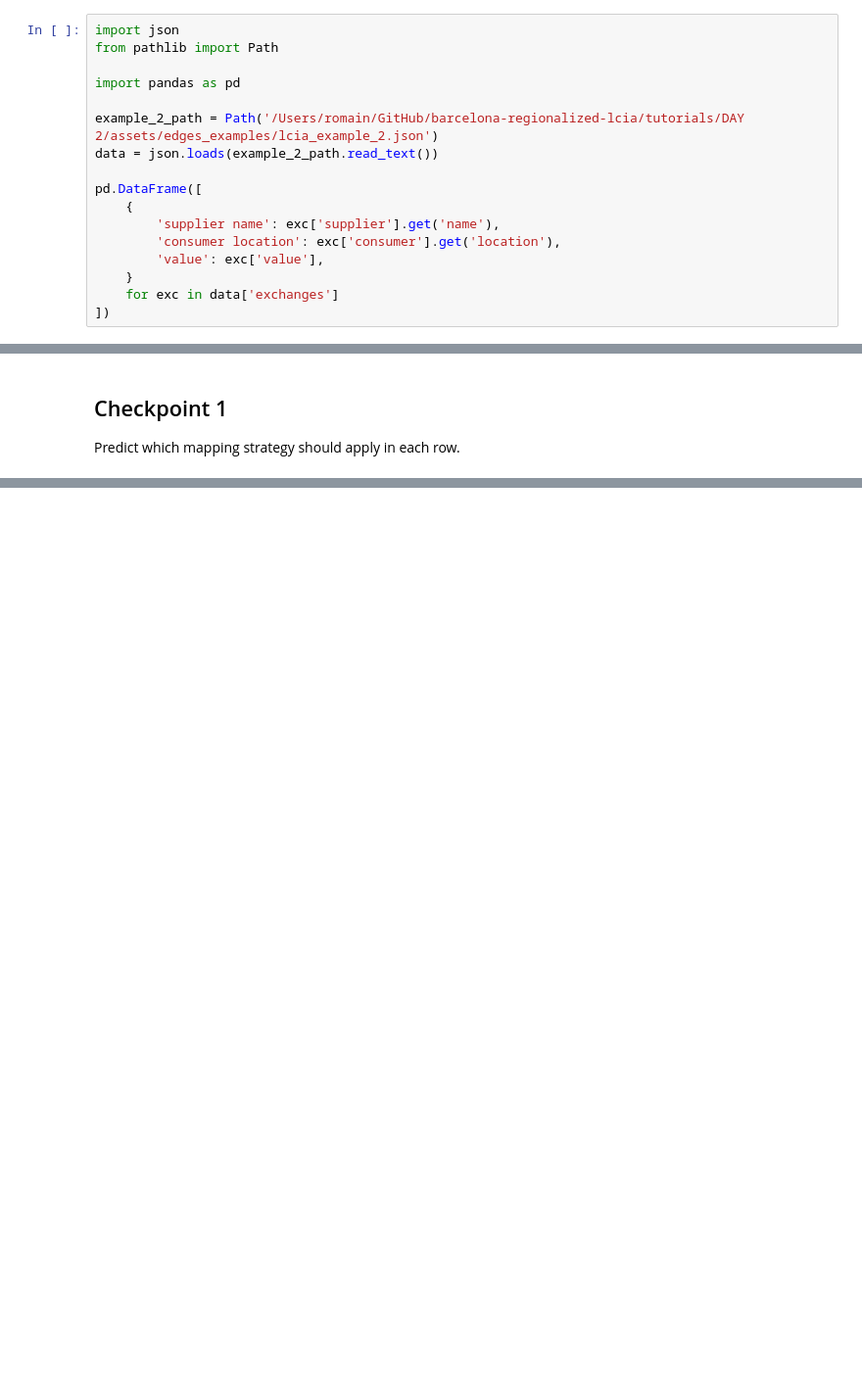
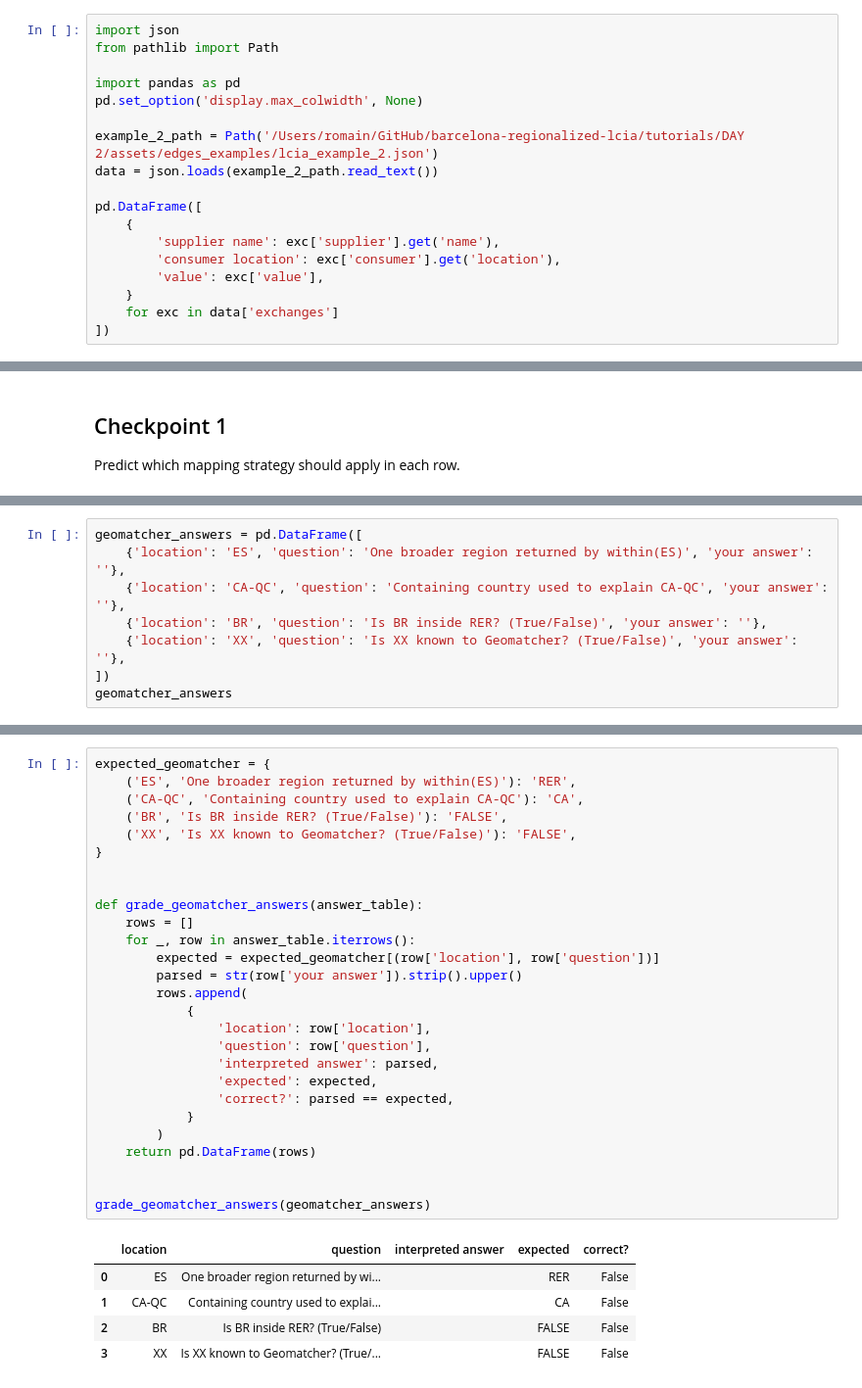
Before and after one commit to romainsacchi/barcelona-regionalized-lcia, a Jupyter notebook: tutorials/DAY 2/D2-04 Spatial matching and fallback logic.ipynb, the cells around one changed output, grey strips where cells are left out. Shown at 98% size. Saved outputs shown, nothing was run; the diff lists cells and outputs as text; blank space fills up the shorter version.

```diff
--- a/tutorials/DAY 2/D2-04 Spatial matching and fallback logic.ipynb
+++ b/tutorials/DAY 2/D2-04 Spatial matching and fallback logic.ipynb
@@ -24,6 +24,7 @@ import json
 from pathlib import Path
 
 import pandas as pd
+pd.set_option('display.max_colwidth', None)
 
 example_2_path = Path('/Users/romain/GitHub/barcelona-regionalized-lcia/tutorials/DAY 2/assets/edges_examples/lcia_example_2.json')
 data = json.loads(example_2_path.read_text())
@@ -300,0 +319,8 @@ After this notebook, you should now be able to:
+# %%
+geomatcher_answers = pd.DataFrame([
+    {'location': 'ES', 'question': 'One broader region returned by within(ES)', 'your answer': ''},
+    {'location': 'CA-QC', 'question': 'Containing country used to explain CA-QC', 'your answer': ''},
+    {'location': 'BR', 'question': 'Is BR inside RER? (True/False)', 'your answer': ''},
+    {'location': 'XX', 'question': 'Is XX known to Geomatcher? (True/False)', 'your answer': ''},
+])
+geomatcher_answers
@@ -300,0 +333,33 @@ After this notebook, you should now be able to:
+# %%
+expected_geomatcher = {
+    ('ES', 'One broader region returned by within(ES)'): 'RER',
+    ('CA-QC', 'Containing country used to explain CA-QC'): 'CA',
+    ('BR', 'Is BR inside RER? (True/False)'): 'FALSE',
+    ('XX', 'Is XX known to Geomatcher? (True/False)'): 'FALSE',
+}
+
+
+def grade_geomatcher_answers(answer_table):
+    rows = []
+    for _, row in answer_table.iterrows():
+        expected = expected_geomatcher[(row['location'], row['question'])]
+        parsed = str(row['your answer']).strip().upper()
+        rows.append(
+            {
+                'location': row['location'],
+                'question': row['question'],
+                'interpreted answer': parsed,
+                'expected': expected,
+                'correct?': parsed == expected,
+            }
+        )
+    return pd.DataFrame(rows)
+
+
+grade_geomatcher_answers(geomatcher_answers)
+# %% [output]
+|  | location | question | interpreted answer | expected | correct? |
+| 0 | ES | One broader region returned by wi... |  | RER | False |
+| 1 | CA-QC | Containing country used to explai... |  | CA | False |
+| 2 | BR | Is BR inside RER? (True/False) |  | FALSE | False |
+| 3 | XX | Is XX known to Geomatcher? (True/... |  | FALSE | False |
```
Also changed, not shown: parts of 50 cells of this notebook, 6 other files.
